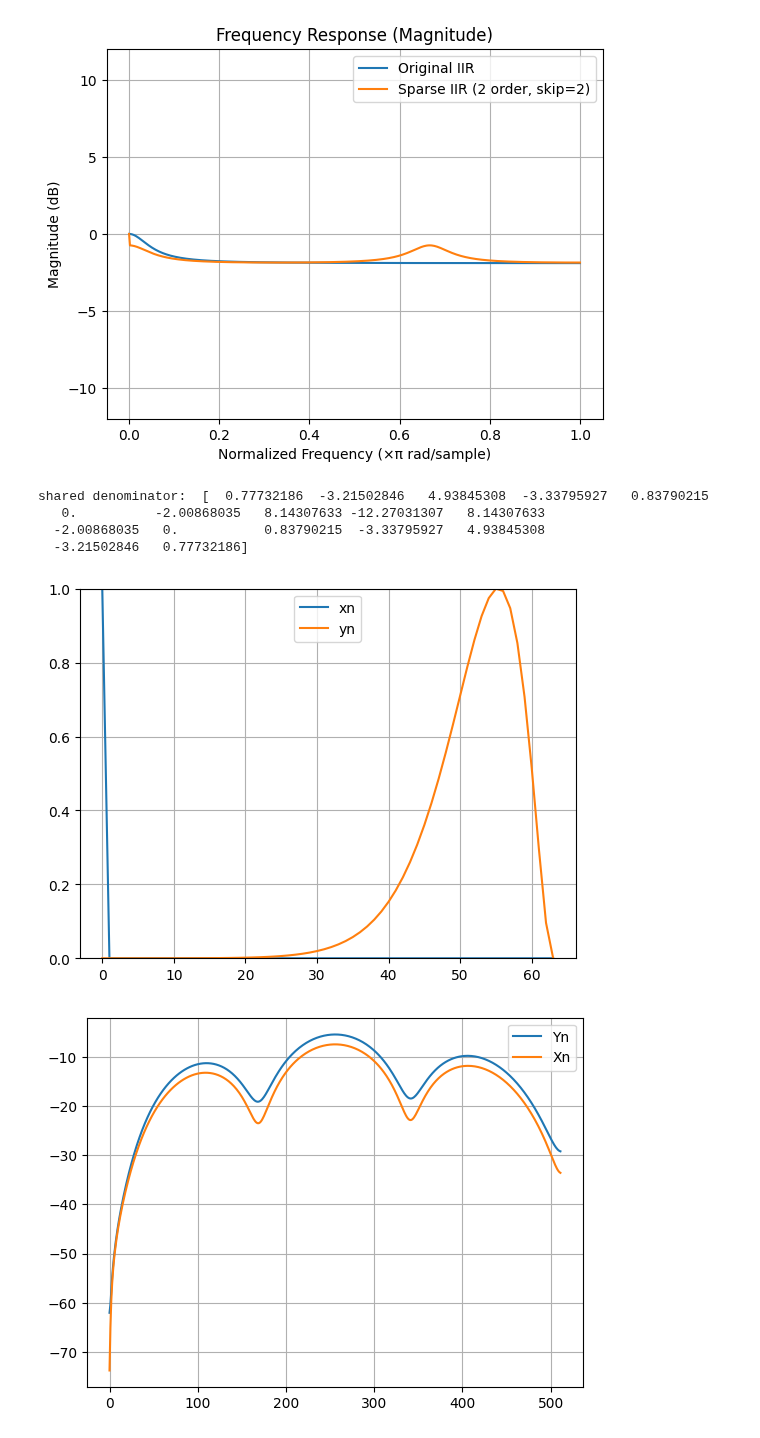
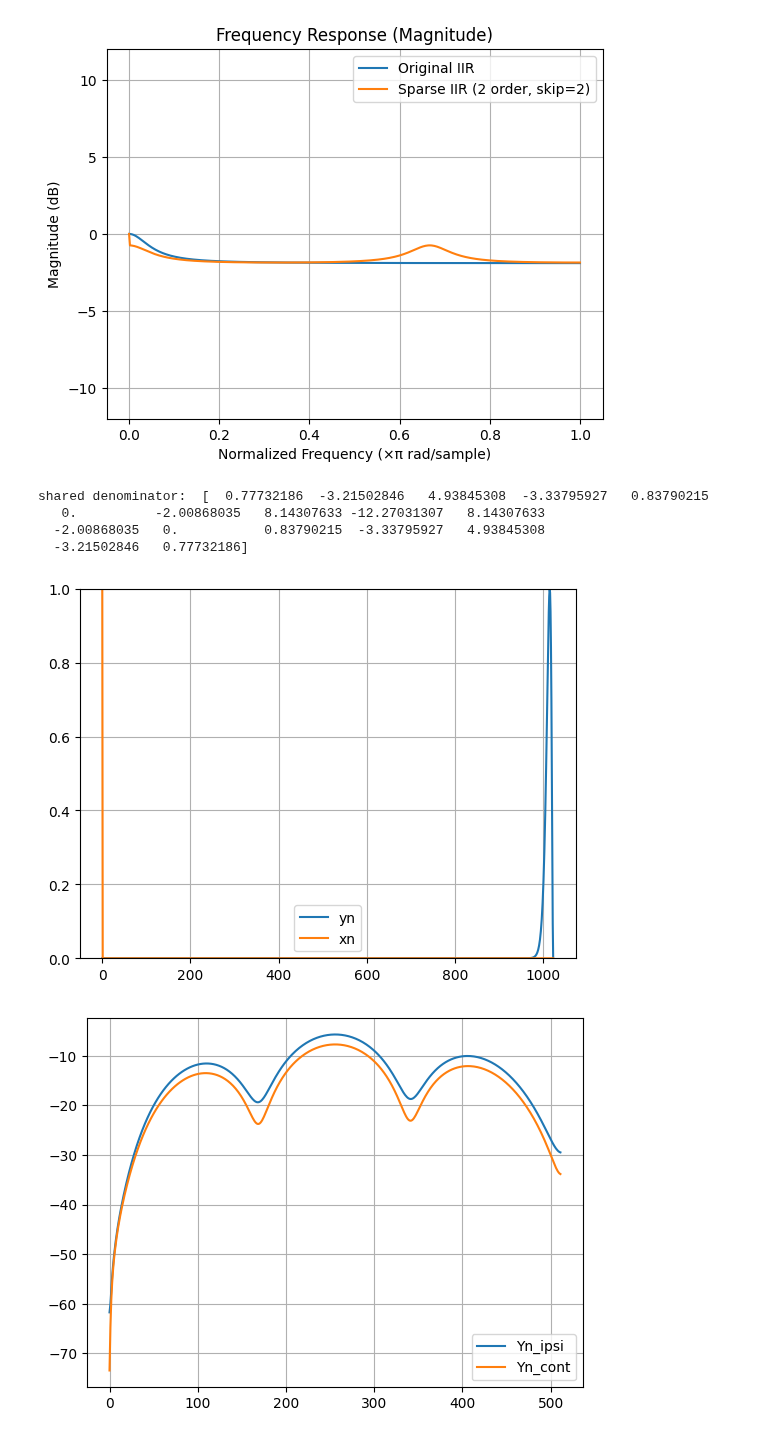
Before and after one commit to kweiwen/pitki, a Jupyter notebook: hrtf/IIR Implementation.ipynb, the cells around one changed output. Cells and saved outputs as stored; diff of their text form; code cells hidden in the pictures.

```diff
--- a/hrtf/IIR Implementation.ipynb
+++ b/hrtf/IIR Implementation.ipynb
@@ -553,7 +553,7 @@ plt.show()
 # %%
 print("shared denominator: ", a)
 
-length = 64
+length = 1024
 
 xn = np.zeros(length)
 xn[0] = 1.0
@@ -563,34 +563,34 @@ w = w[::-1]
 
 yn = signal.lfilter([1], a, xn) * w
 
 yn = yn / np.max(yn)
 plt.plot(yn, label = "yn")
 plt.plot(xn, label = "xn" )
 plt.legend()
 plt.grid()
 plt.ylim(0, 1)
 plt.show()
 
 # convolve denomiator and numerator
 b_ipsi_ = np.convolve(yn, b_ipsi)
 b_cont_ = np.convolve(yn, b_cont)
 
 _, h_ipsi_b_ = signal.freqz(b_ipsi_,[1])
 _, h_cont_b_ = signal.freqz(b_cont_,[1])
 plt.plot(20 * np.log10(np.abs(h_ipsi_b_)), label="Yn_ipsi")
 plt.plot(20 * np.log10(np.abs(h_cont_b_)), label="Yn_cont")
 plt.legend()
 plt.grid()
 plt.show()
 
 analysis_cancellation(b_ipsi_, b_cont_, [1], Num, Den, g, tau)
 analysis_coloration(b_ipsi_, b_cont_, [1], sample_rate)
 # %% [output]
 shared denominator:  [  0.77732186  -3.21502846   4.93845308  -3.33795927   0.83790215
    0.          -2.00868035   8.14307633 -12.27031307   8.14307633
   -2.00868035   0.           0.83790215  -3.33795927   4.93845308
   -3.21502846   0.77732186]
-[figure, old version]
+[figure, new version]
-[figure, old version]
+[figure, new version]
 [figure]
 [figure]
```
